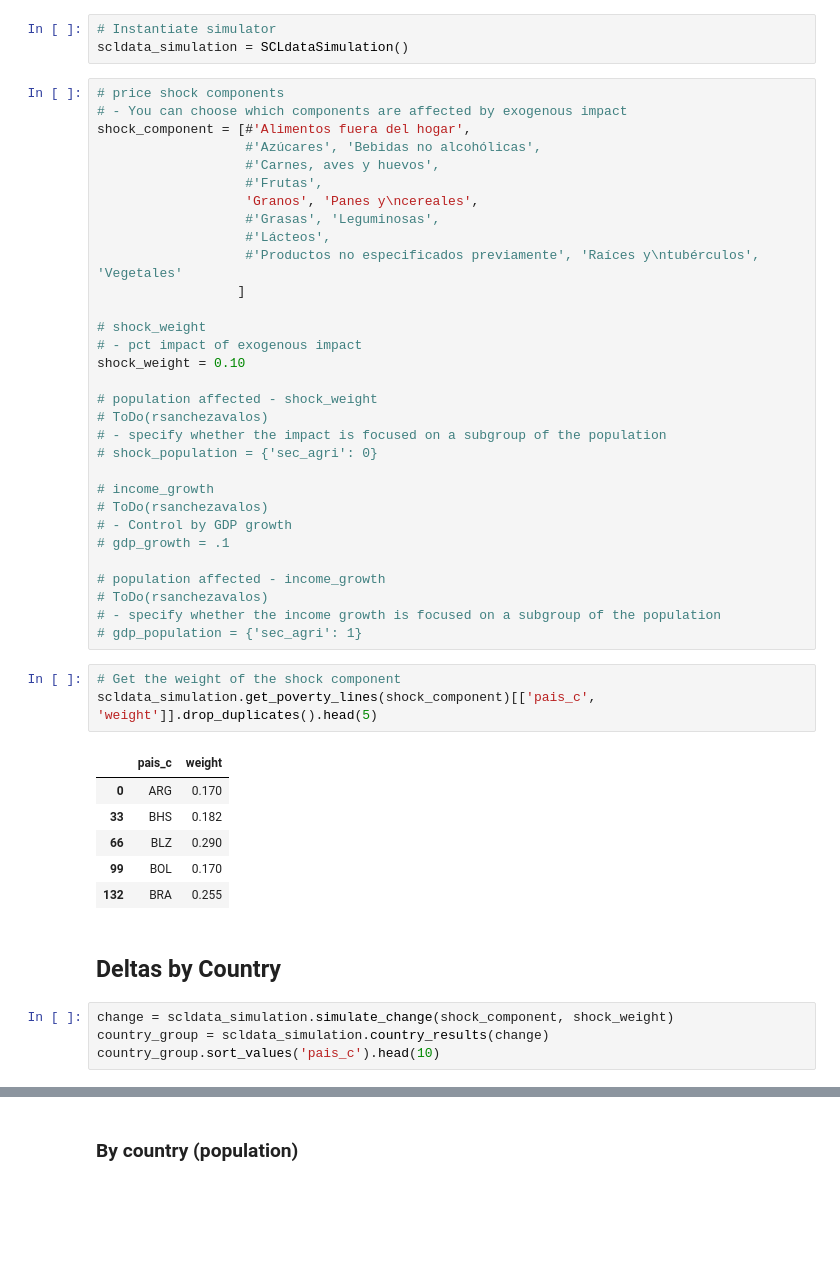
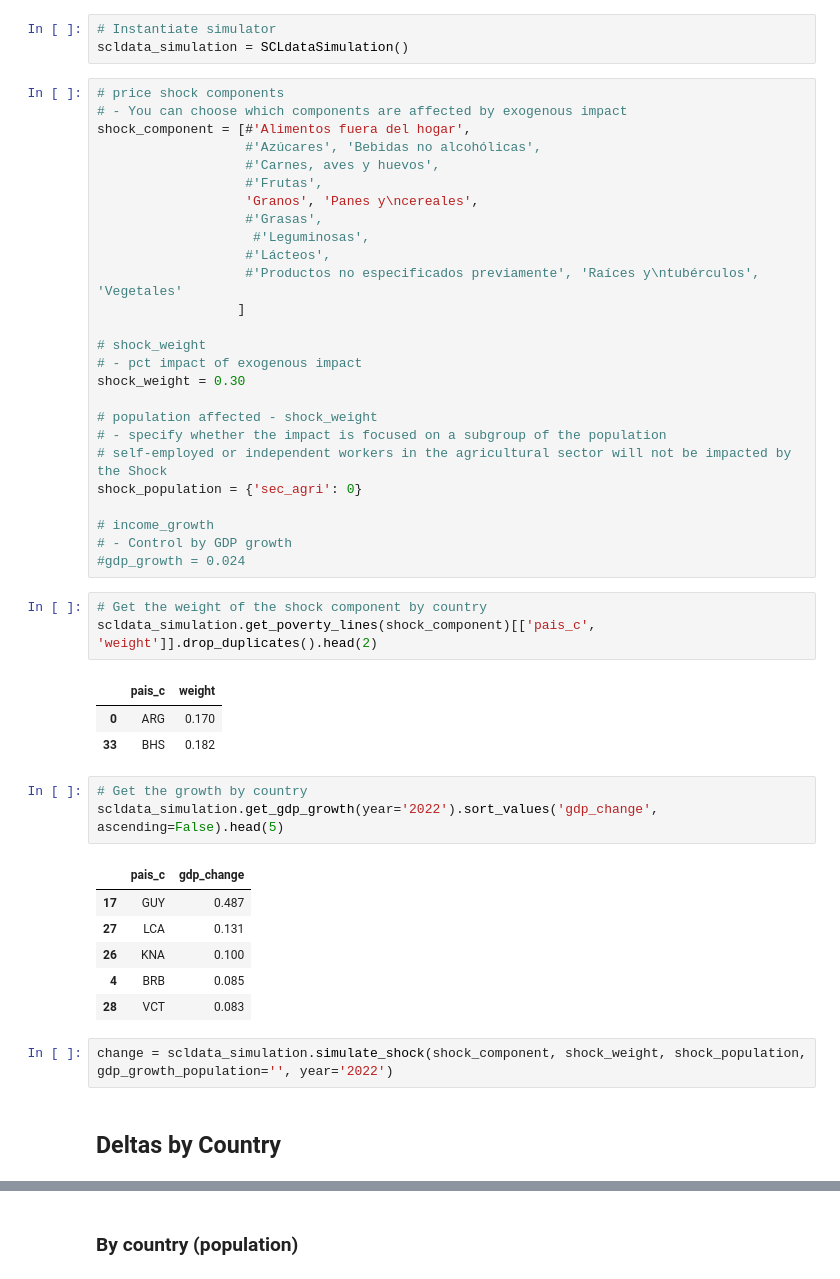
Before and after one commit to EL-BID/analytics_simulation_public_policy_scl, a Jupyter notebook: notebooks/scldata_policy_simulation.ipynb, the cells around one changed output, grey strips where cells are left out. Saved outputs shown, nothing was run; the diff lists cells and outputs as text; blank space fills up the shorter version.

```diff
--- a/notebooks/scldata_policy_simulation.ipynb
+++ b/notebooks/scldata_policy_simulation.ipynb
@@ -18,42 +18,42 @@ shock_component = [#'Alimentos fuera del hogar',
                    #'Carnes, aves y huevos',
                    #'Frutas',
                    'Granos', 'Panes y\ncereales',
-                   #'Grasas', 'Leguminosas',
+                   #'Grasas',
+                    #'Leguminosas',
                    #'Lácteos',
                    #'Productos no especificados previamente', 'Raíces y\ntubérculos', 'Vegetales'
                   ]
 
 # shock_weight
 # - pct impact of exogenous impact
-shock_weight = 0.10
+shock_weight = 0.30
 
 # population affected - shock_weight
-# ToDo(rsanchezavalos)
 # - specify whether the impact is focused on a subgroup of the population
-# shock_population = {'sec_agri': 0}
+# self-employed or independent workers in the agricultural sector will not be impacted by the Shock
+shock_population = {'sec_agri': 0}
 
 # income_growth
-# ToDo(rsanchezavalos)
 # - Control by GDP growth
-# gdp_growth = .1
-
-# population affected - income_growth
-# ToDo(rsanchezavalos)
-# - specify whether the income growth is focused on a subgroup of the population
-# gdp_population = {'sec_agri': 1}
+#gdp_growth = 0.024
 # %%
-# Get the weight of the shock component
-scldata_simulation.get_poverty_lines(shock_component)[['pais_c', 'weight']].drop_duplicates().head(5)
+# Get the weight of the shock component by country
+scldata_simulation.get_poverty_lines(shock_component)[['pais_c', 'weight']].drop_duplicates().head(2)
 # %% [output]
 |  | pais_c | weight |
 | 0 | ARG | 0.170 |
 | 33 | BHS | 0.182 |
-| 66 | BLZ | 0.290 |
-| 99 | BOL | 0.170 |
-| 132 | BRA | 0.255 |
+# %%
+# Get the growth by country
+scldata_simulation.get_gdp_growth(year='2022').sort_values('gdp_change', ascending=False).head(5)
+# %% [output]
+|  | pais_c | gdp_change |
+| 17 | GUY | 0.487 |
+| 27 | LCA | 0.131 |
+| 26 | KNA | 0.100 |
+| 4 | BRB | 0.085 |
+| 28 | VCT | 0.083 |
+# %%
+change = scldata_simulation.simulate_shock(shock_component, shock_weight, shock_population, gdp_growth_population='', year='2022')
 # %% [markdown]
 ## Deltas by Country
-# %%
-change = scldata_simulation.simulate_change(shock_component, shock_weight)
-country_group = scldata_simulation.country_results(change)
-country_group.sort_values('pais_c').head(10)
```
Also changed, not shown: parts of 11 cells of this notebook, 3 other files.
